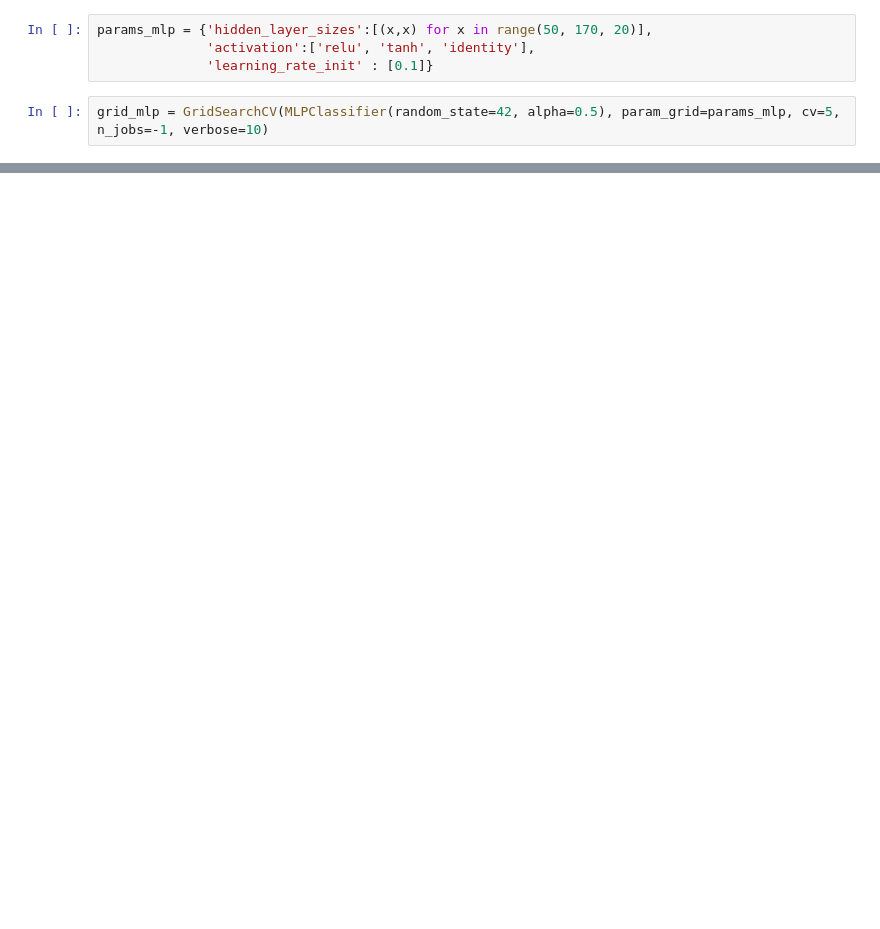
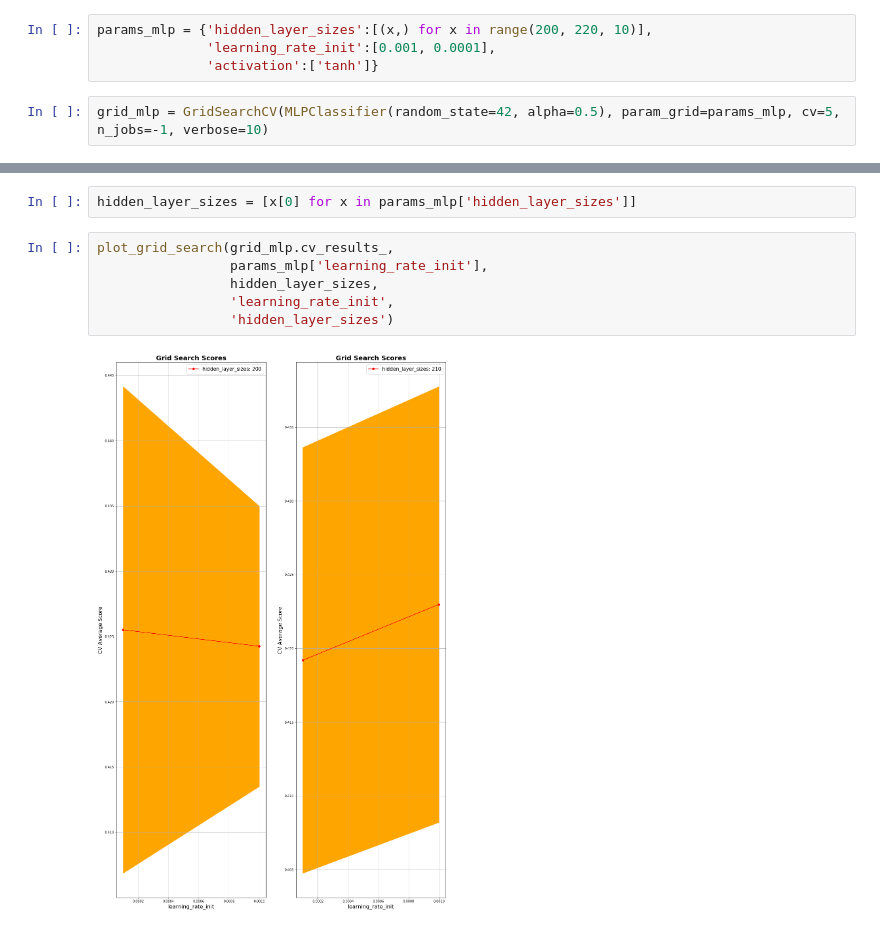
Before and after one commit to GreenSnabl/robotics_ml, a Jupyter notebook: ml_course_en/assignments/Assignment 04. Basics of neural networks.ipynb, the cells around one changed output, grey strips where cells are left out. Cells and saved outputs as stored; diff of their text form; blank space fills up the shorter version.

```diff
--- a/ml_course_en/assignments/Assignment 04. Basics of neural networks.ipynb
+++ b/ml_course_en/assignments/Assignment 04. Basics of neural networks.ipynb
@@ -273,7 +310,7 @@ Best test accuracy score: 0.27379784102060845
 # %%
-params_mlp = {'hidden_layer_sizes':[(x,x) for x in range(50, 170, 20)],
-              'activation':['relu', 'tanh', 'identity'],
-              'learning_rate_init' : [0.1]}
+params_mlp = {'hidden_layer_sizes':[(x,) for x in range(200, 220, 10)],
+              'learning_rate_init':[0.001, 0.0001],
+              'activation':['tanh']}
 # %%
 grid_mlp = GridSearchCV(MLPClassifier(random_state=42, alpha=0.5), param_grid=params_mlp, cv=5, n_jobs=-1, verbose=10)
 # %%
@@ -309,5 +342,15 @@ GridSearchCV(cv=5, error_score='raise-deprecating',
              pre_dispatch='2*n_jobs', refit=True, return_train_score=False,
              scoring=None, verbose=10)
+# %%
+hidden_layer_sizes = [x[0] for x in params_mlp['hidden_layer_sizes']]
+# %%
+plot_grid_search(grid_mlp.cv_results_,
+                 params_mlp['learning_rate_init'],
+                 hidden_layer_sizes,
+                 'learning_rate_init',
+                 'hidden_layer_sizes')
+# %% [output]
+[figure, added]
 # %%
 grid_mlp.best_score_
 # %% [output]
```
Also changed, not shown: parts of 42 cells of this notebook, 4 other files.
